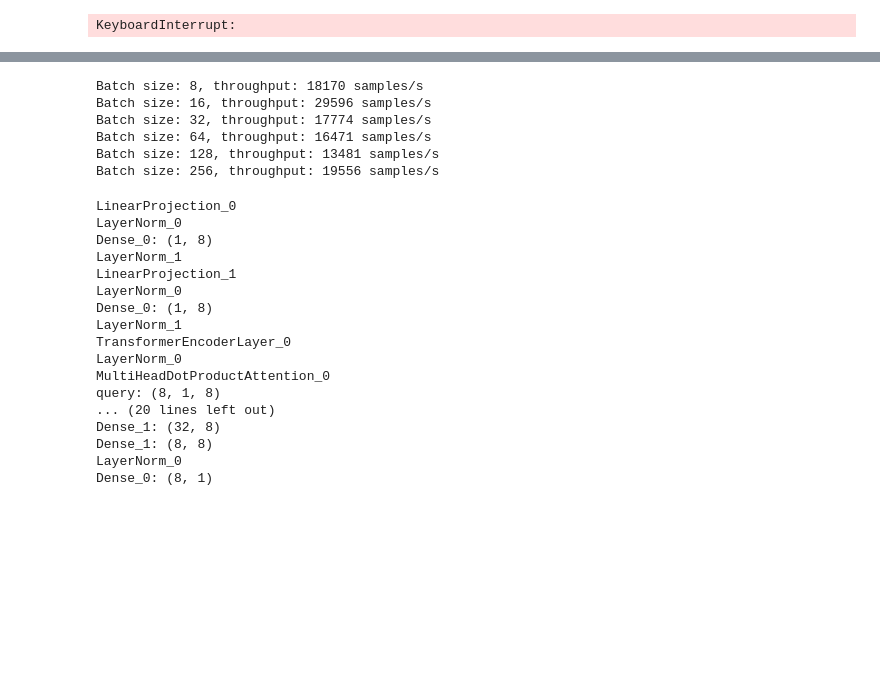
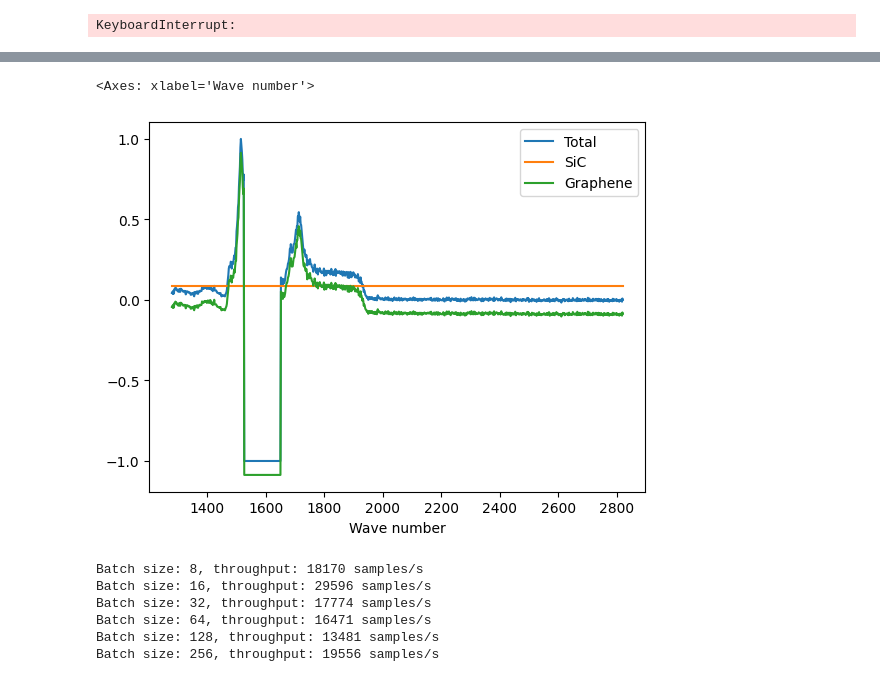
Before and after one commit to pietronvll/spectraformer, a Jupyter notebook: spectraformer/_devnb.ipynb, the cells around one changed output, grey strips where cells are left out. Drawn from its saved outputs; the diff is of its cells as text; code cells hidden in the pictures; blank space fills up the shorter version.

Commit message:
MVP Spectraformer

```diff
--- a/spectraformer/_devnb.ipynb
+++ b/spectraformer/_devnb.ipynb
@@ -197,3 +224,10 @@ plt.yscale('log')
+# %%
+def predict(apply_fn, params, spectra, wave_number):
+    import pandas as pd
+    pred_SiC = apply_fn(params, spectra, wave_number, attn_mask, training = False)
+    pred_Graphene = spectra - pred_SiC
+    res = {k: v[:, 0] for k, v in {'SiC': pred_SiC, 'Graphene': pred_Graphene, 'Total': spectra, 'Wave number': wave_number}.items()}
+
+    return pd.DataFrame(res)
 # %%
-pred_spectra = state.apply_fn({'params': state.params}, dummy_batch['masked_spectra'][0], dummy_batch['wave_number'], training = False)
-true_spectra = dummy_batch['spectra'][0]
+result = predict(state.apply_fn, {'params': state.params}, dummy_batch['masked_spectra'][0], dummy_batch['wave_number'])
@@ -217,3 +250,8 @@ plt.legend()
+# %%
+result.plot(x="Wave number", y=["Total", "SiC", "Graphene"])
+# %% [output]
+<Axes: xlabel='Wave number'>
+[figure, added]
 # %%
 from time import perf_counter
 
@@ -258,20 +286,0 @@ def print_tree(params):
-# %%
-print_tree(variables['params'])
-# %% [output]
-LinearProjection_0
-LayerNorm_0
-Dense_0: (1, 8)
-LayerNorm_1
-LinearProjection_1
-LayerNorm_0
-Dense_0: (1, 8)
-LayerNorm_1
-TransformerEncoderLayer_0
-LayerNorm_0
-MultiHeadDotProductAttention_0
-query: (8, 1, 8)
-... (20 lines left out)
-Dense_1: (32, 8)
-Dense_1: (8, 8)
-LayerNorm_0
-Dense_0: (8, 1)
```
Also changed, not shown: parts of 22 cells of this notebook, 15 other files.
